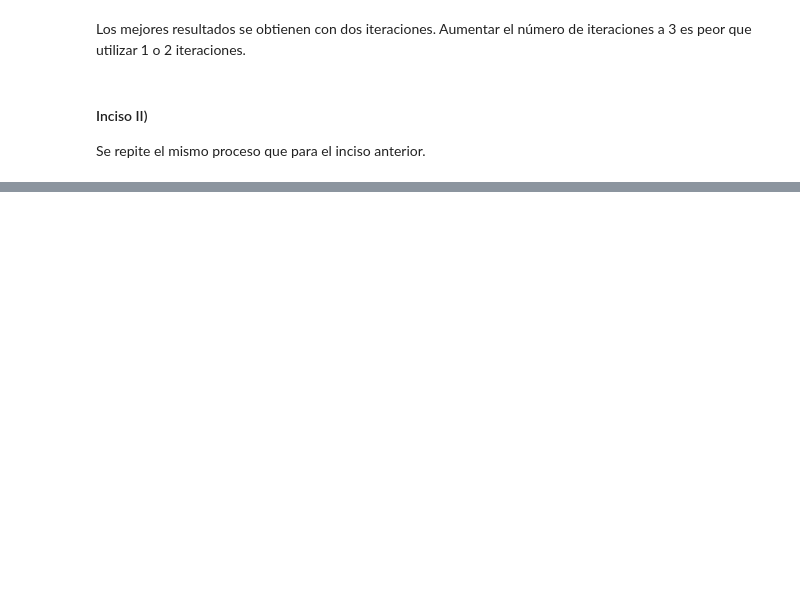
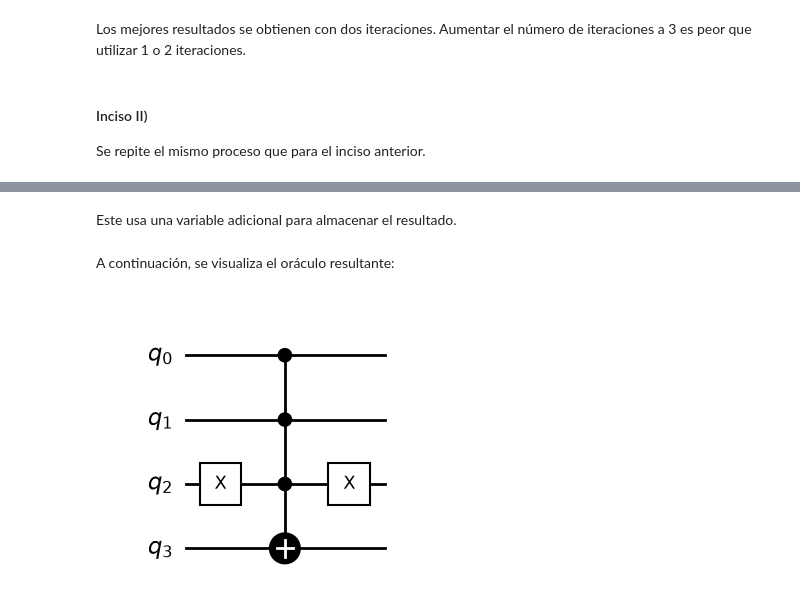
Before and after one commit to iroumec/qomputing-coursework, a Jupyter notebook: practicos/grover.ipynb, the cells around one changed output, grey strips where cells are left out. Cells and saved outputs as stored; diff of their text form; code cells hidden in the pictures; blank space fills up the shorter version.

```diff
--- a/practicos/grover.ipynb
+++ b/practicos/grover.ipynb
@@ -290,0 +371,9 @@ for qc in qc_variations:
+# %% [markdown]
+Este usa una variable adicional para almacenar el resultado.
+# %% [markdown]
+A continuación, se visualiza el oráculo resultante:
+# %%
+# Se visualiza el circuito resultante.
+oraculo_3.draw(output='mpl', style='bw')
+# %% [output]
+[figure, added]
```
Also changed, not shown: parts of 28 cells of this notebook, 4 other files.
